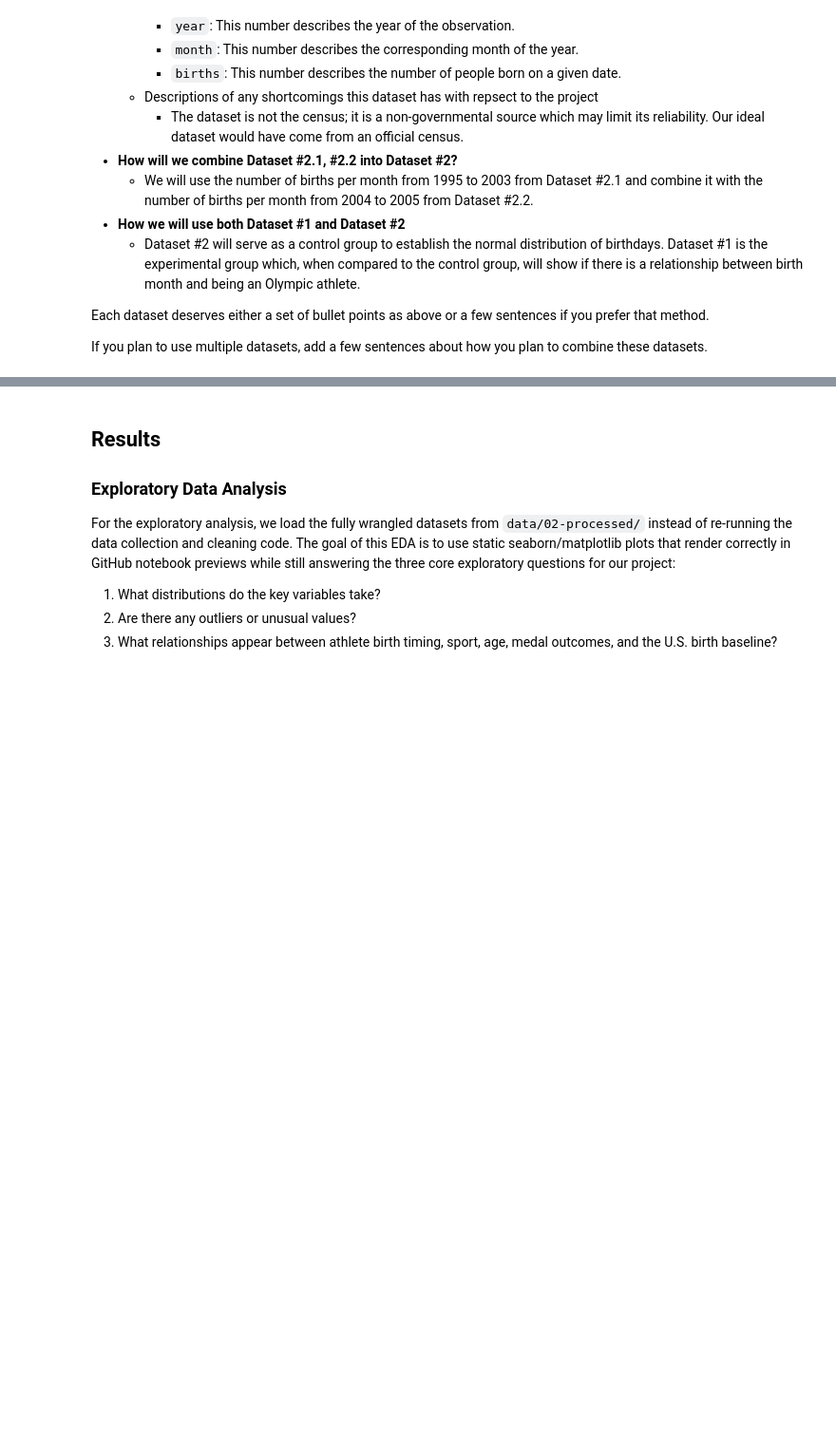
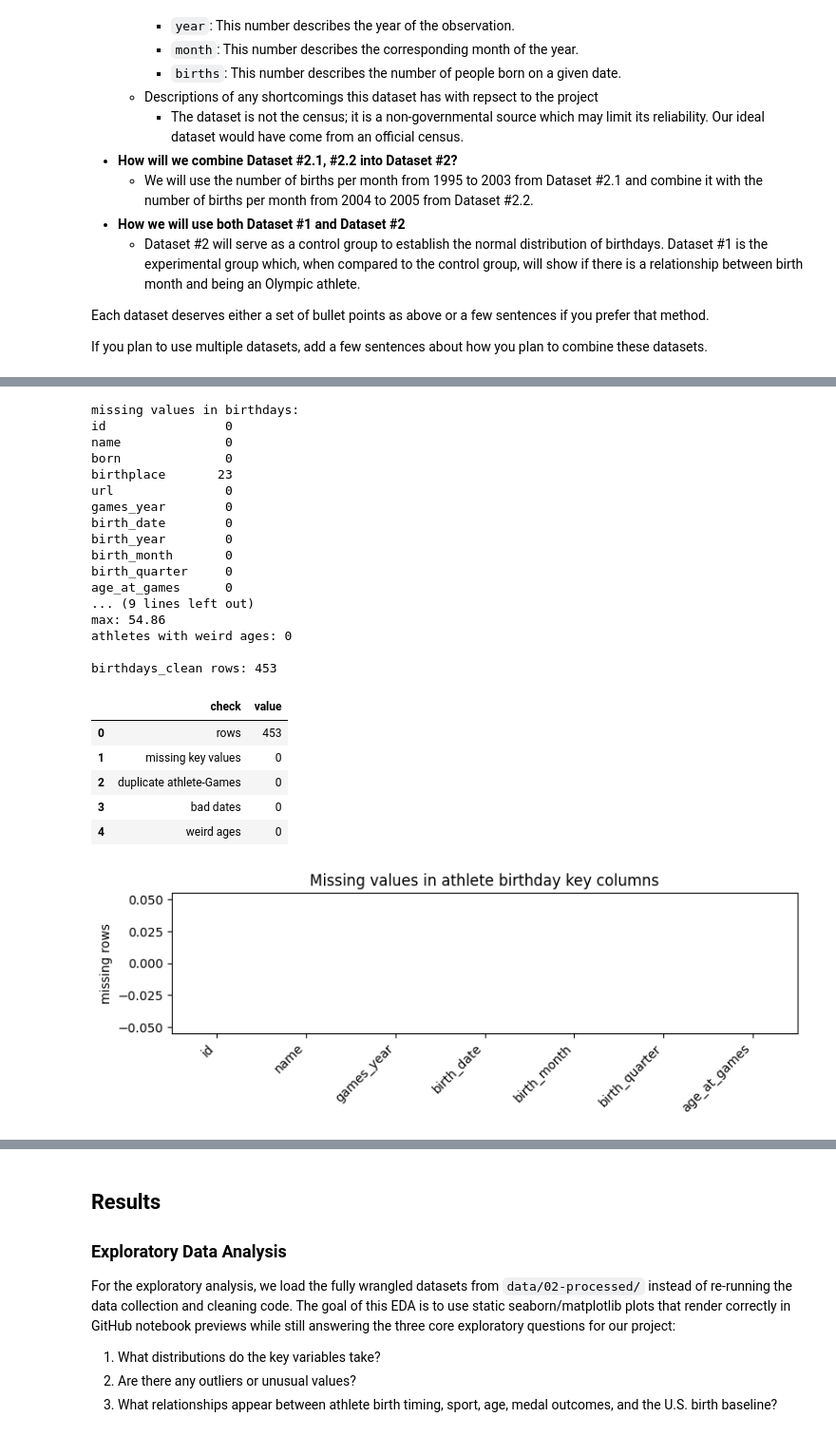
Before and after one commit to COGS108/Group-SP26-092, a Jupyter notebook: 02-EDACheckpoint.ipynb, the cells around one changed output, grey strips where cells are left out. Shown at 95% size. Drawn from its saved outputs; the diff is of its cells as text; code cells hidden in the pictures; blank space fills up the shorter version.

Commit message:
data added

```diff
--- a/02-EDACheckpoint.ipynb
+++ b/02-EDACheckpoint.ipynb
@@ -210,0 +284,77 @@ Instructions: REPLACE the contents of this cell and the one below with your work
+# %%
+# check for missing values
+print("missing values in birthdays:")
+print(birthdays.isnull().sum())
+print()
+
+# check for any rows where the date didn't parse
+bad_dates = birthdays[birthdays["birth_date"].isnull()]
+print("rows where born string didn't parse:", len(bad_dates))
+if len(bad_dates) > 0:
+    print(bad_dates[["id","name","games_year","born"]])
+
+# check for duplicates - shouldn't have the same athlete listed twice for the same Games
+dupes = birthdays.duplicated(subset=["id","games_year"]).sum()
+print("\nduplicate (id, year) rows:", dupes)
+
+# check how many athletes were at BOTH Games (expected, not a problem)
+both = 0
+for athlete_id in birthdays["id"].unique():
+    these = birthdays[birthdays["id"] == athlete_id]
+    if len(these["games_year"].unique()) == 2:
+        both += 1
+print("athletes who went to BOTH 2022 and 2026:", both)
+
+# look at the age range, anything younger than 14 or older than 55 is sus
+print("\nage range:")
+print("min:", birthdays["age_at_games"].min())
+print("max:", birthdays["age_at_games"].max())
+weird_ages = birthdays[(birthdays["age_at_games"] < 14) | (birthdays["age_at_games"] > 55)]
+print("athletes with weird ages:", len(weird_ages))
+if len(weird_ages) > 0:
+    print(weird_ages[["name","games_year","age_at_games"]])
+
+# drop any rows where we couldn't get a birth month, we need that for the analysis
+# (turns out there are zero, but we do it anyway just in case)
+birthdays_clean = birthdays.dropna(subset=["birth_month"]).copy()
+print("\nbirthdays_clean rows:", len(birthdays_clean))
+
+# quick cleanliness check for the columns we need most
+birthday_key_cols = ["id", "name", "games_year", "birth_date", "birth_month", "birth_quarter", "age_at_games"]
+birthday_missing = birthdays_clean[birthday_key_cols].isnull().sum()
+birthday_checks = pd.DataFrame({
+    "check": ["rows", "missing key values", "duplicate athlete-Games", "bad dates", "weird ages"],
+    "value": [len(birthdays_clean), birthday_missing.sum(), dupes, len(bad_dates), len(weird_ages)]
+})
+display(birthday_checks)
+
+birthday_missing.plot(kind="bar", figsize=(8, 3), title="Missing values in athlete birthday key columns")
+plt.ylabel("missing rows")
+plt.xticks(rotation=45, ha="right")
+plt.tight_layout()
+plt.show()
+# %% [output]
+missing values in birthdays:
+id                0
+name              0
+born              0
+birthplace       23
+url               0
+games_year        0
+birth_date        0
+birth_year        0
+birth_month       0
+birth_quarter     0
+age_at_games      0
+... (9 lines left out)
+max: 54.86
+athletes with weird ages: 0
+
+birthdays_clean rows: 453
+|  | check | value |
+| 0 | rows | 453 |
+| 1 | missing key values | 0 |
+| 2 | duplicate athlete-Games | 0 |
+| 3 | bad dates | 0 |
+| 4 | weird ages | 0 |
+[figure, added]
```
Also changed, not shown: parts of 12 cells of this notebook.
